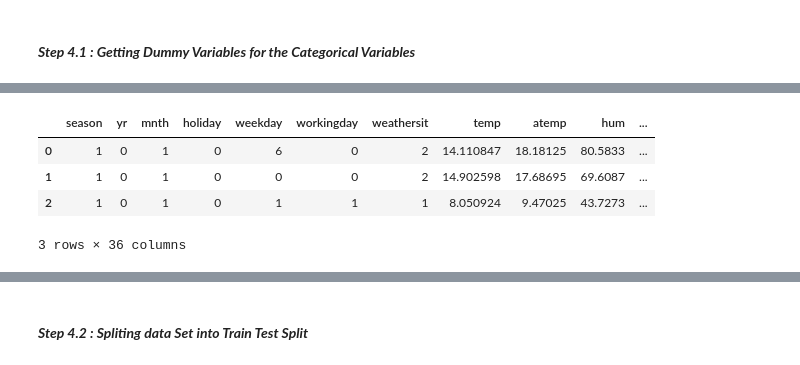
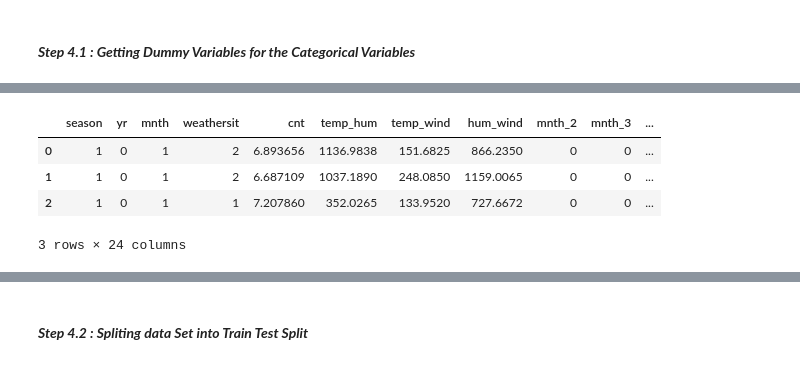
Before and after one commit to AnishRane-cox/Bike-Demand-Prediction-MLR, a Jupyter notebook: Anish_Rane_Shared_Bike.ipynb, the cells around one changed output, grey strips where cells are left out. Drawn from its saved outputs; the diff is of its cells as text; code cells hidden in the pictures.

```diff
--- a/Anish_Rane_Shared_Bike.ipynb
+++ b/Anish_Rane_Shared_Bike.ipynb
@@ -196,0 +315,2 @@ plt.show()
+# %%
+df = df.drop(['atemp'], axis=1)  # Or drop 'temp' instead
@@ -197,3 +339,12 @@ plt.show()
+# %%
+#Since cnt is skewed, applying log1p (log(1 + x)) will normalize the distribution
+df['cnt'] = np.log1p(df['cnt'])
+# %%
+df['temp_hum'] = df['temp'] * df['hum']
+df['temp_wind'] = df['temp'] * df['windspeed']
+df['hum_wind'] = df['hum'] * df['windspeed']
+
+df = df.drop(['temp', 'hum', 'windspeed'], axis=1)  # Or drop 'temp' instead
 # %% [markdown]
 ### ___Step 4 : Preparing the data for modeling___
 # %%
@@ -206,7 +357,7 @@ df.head(3)
 # %% [markdown]
 #### ___Step 4.1 : Getting Dummy Variables for the Categorical Variables___
 # %%
-df_dummies = pd.get_dummies(df[['mnth','season', 'weekday', 'weathersit']], drop_first=True).astype('int')
+df_dummies = pd.get_dummies(df[['mnth','season', 'weathersit']], drop_first=True).astype('int')
 df_dummies.nunique()
 # %% [output]
 mnth_2          2
@@ -243,9 +394,9 @@ df.head()
 # %%
-df_wd = pd.concat([df, df_dummies], axis = 1)
-df_wd.head(3)
+df_f = pd.concat([df, df_dummies], axis = 1)
+df_f.head(3)
 # %% [output]
-|  | season | yr | mnth | holiday | weekday | workingday | weathersit | temp | atemp | hum | ... |
-| 0 | 1 | 0 | 1 | 0 | 6 | 0 | 2 | 14.110847 | 18.18125 | 80.5833 | ... |
-| 1 | 1 | 0 | 1 | 0 | 0 | 0 | 2 | 14.902598 | 17.68695 | 69.6087 | ... |
-| 2 | 1 | 0 | 1 | 0 | 1 | 1 | 1 | 8.050924 | 9.47025 | 43.7273 | ... |
+|  | season | yr | mnth | weathersit | cnt | temp_hum | temp_wind | hum_wind | mnth_2 | mnth_3 | ... |
+| 0 | 1 | 0 | 1 | 2 | 6.893656 | 1136.9838 | 151.6825 | 866.2350 | 0 | 0 | ... |
+| 1 | 1 | 0 | 1 | 2 | 6.687109 | 1037.1890 | 248.0850 | 1159.0065 | 0 | 0 | ... |
+| 2 | 1 | 0 | 1 | 1 | 7.207860 | 352.0265 | 133.9520 | 727.6672 | 0 | 0 | ... |
-3 rows × 36 columns
+3 rows × 24 columns
```
Also changed, not shown: parts of 78 cells of this notebook, 1 other file.
